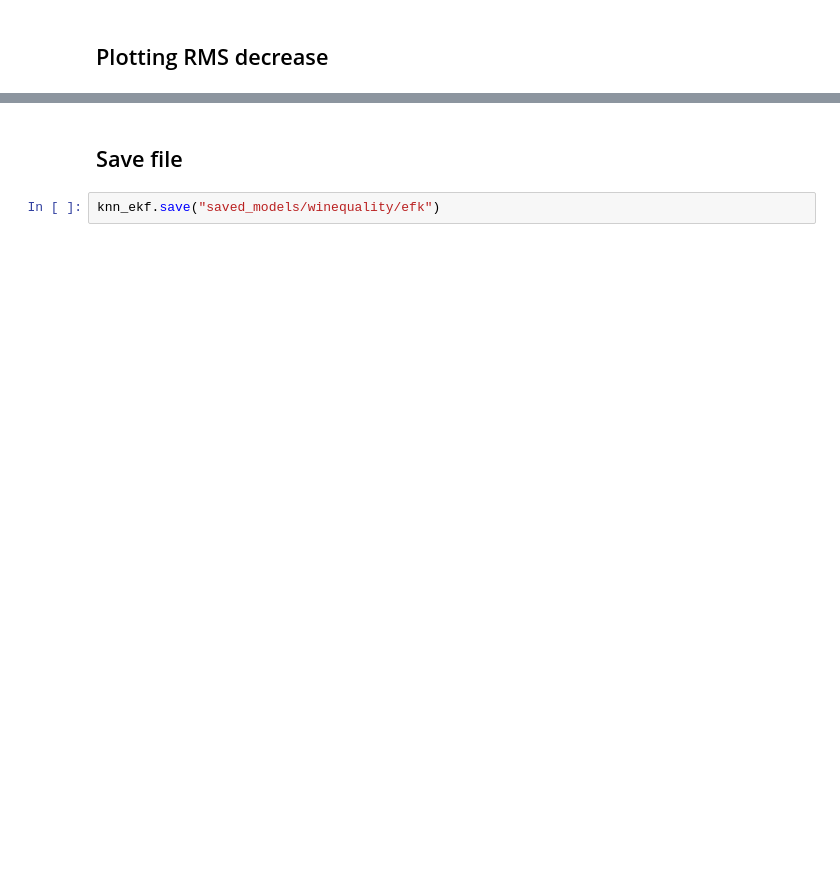
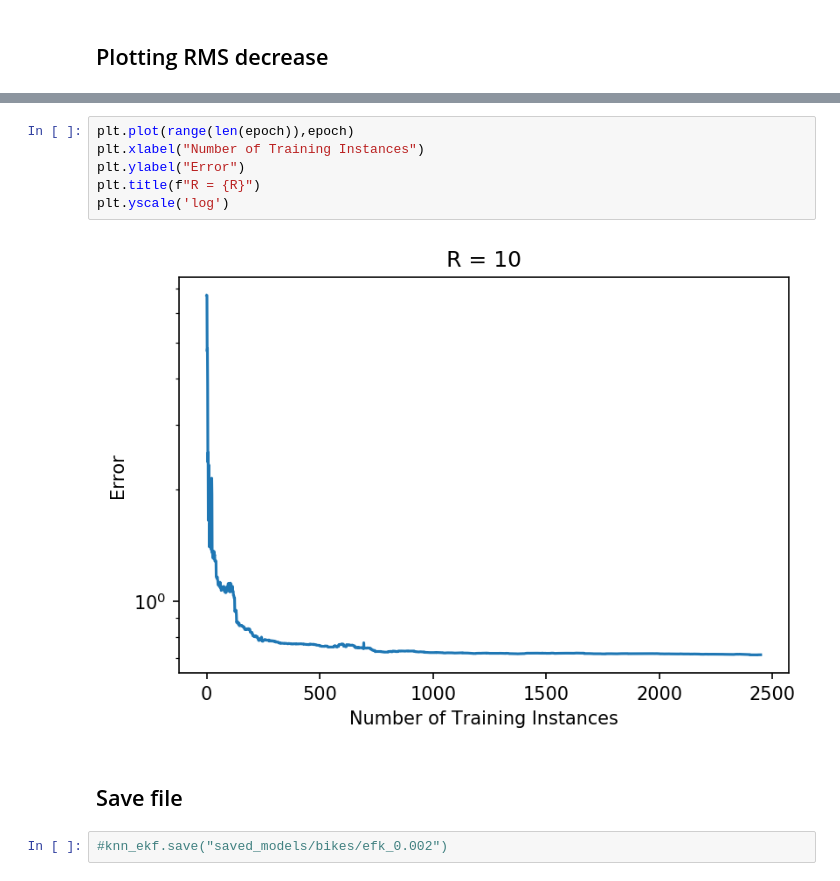
Before and after one commit to ananth1996/Neural-Netowork-Extended-Kalman-Filter, a Jupyter notebook: New EKF.ipynb, the cells around one changed output, grey strips where cells are left out. Cells and saved outputs as stored; diff of their text form; blank space fills up the shorter version.

```diff
--- a/New EKF.ipynb
+++ b/New EKF.ipynb
@@ -86,4 +83,12 @@ plt.yscale('log')
+# %%
+plt.plot(range(len(epoch)),epoch)
+plt.xlabel("Number of Training Instances")
+plt.ylabel("Error")
+plt.title(f"R = {R}")
+plt.yscale('log')
+# %% [output]
+[figure, added]
 # %% [markdown]
 ## Save file
-# %%
-knn_ekf.save("saved_models/winequality/efk")
+# %%
+#knn_ekf.save("saved_models/bikes/efk_0.002")
```
Also changed, not shown: parts of 7 cells of this notebook, 3 other files.
